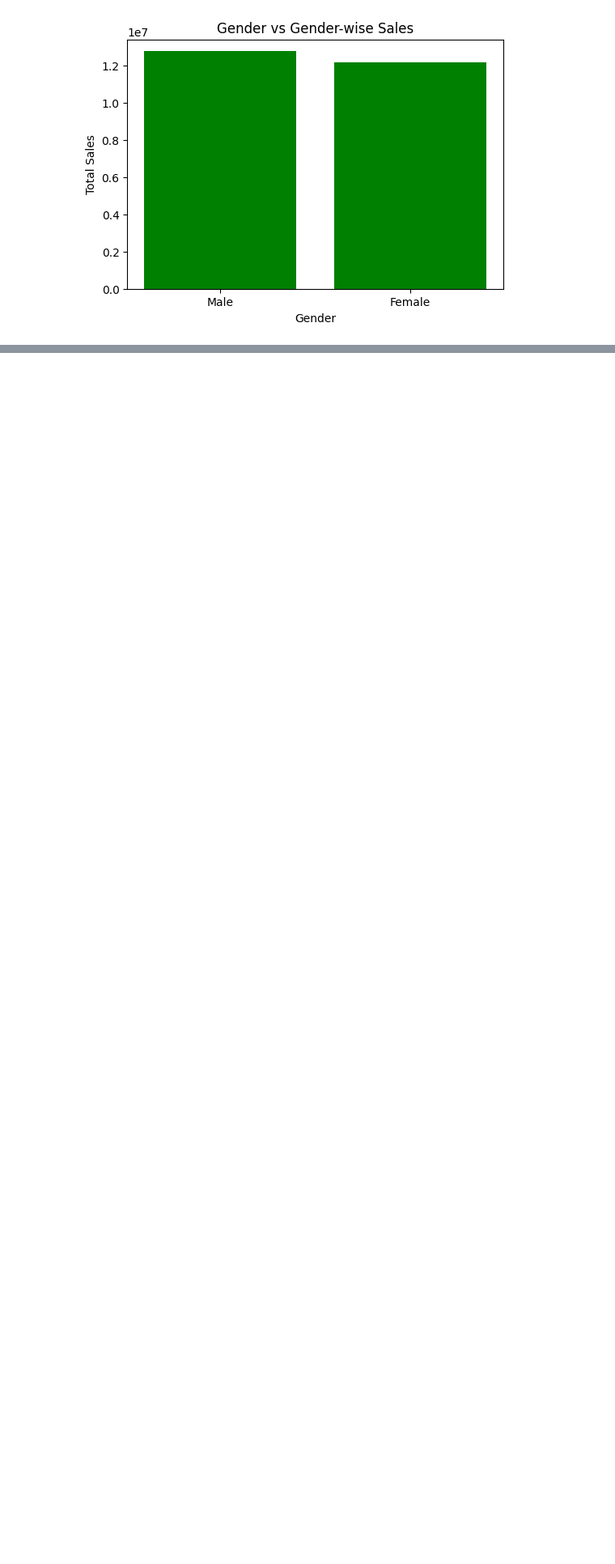
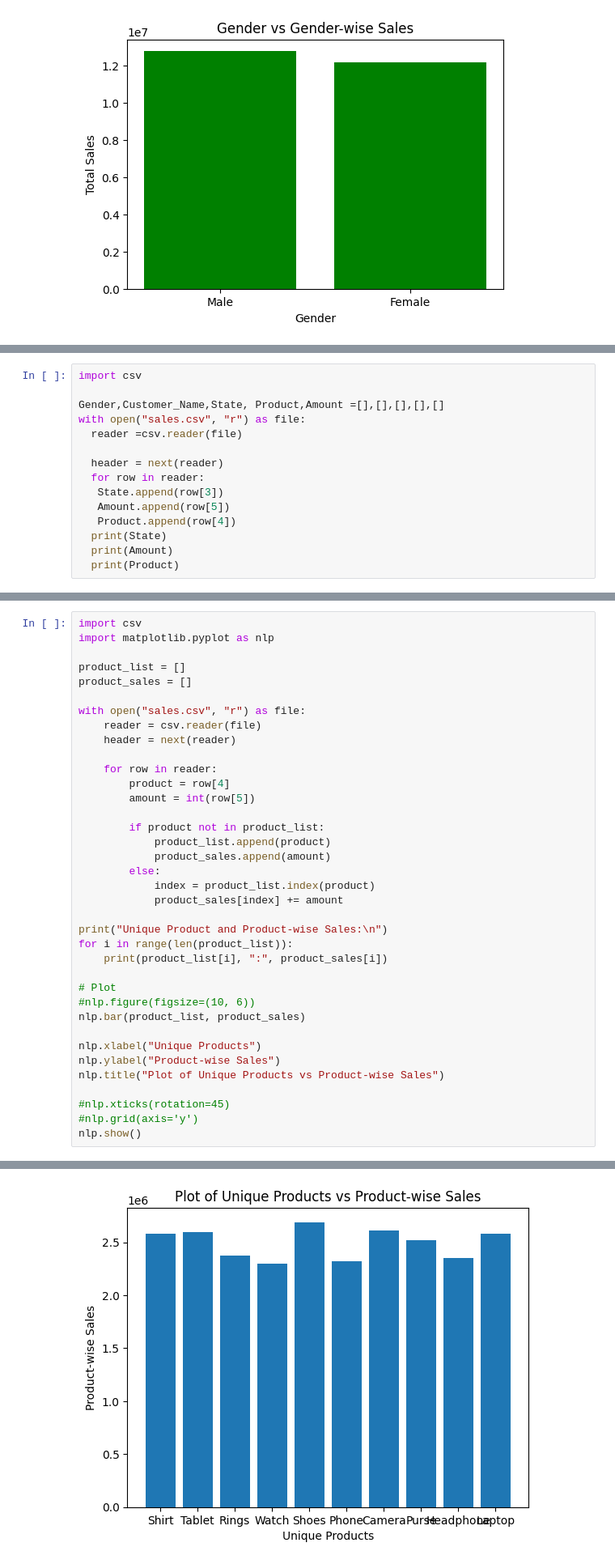
Before and after one commit to alphasinghsingh/Data_Science, a Jupyter notebook: Untitled4.ipynb, the cells around one changed output, grey strips where cells are left out. Shown at 81% size. Saved outputs shown, nothing was run; the diff lists cells and outputs as text; blank space fills up the shorter version.

```diff
--- a/Untitled4.ipynb
+++ b/Untitled4.ipynb
@@ -1926,0 +1945,15 @@ plt.show()
+# %%
+import csv
+
+Gender,Customer_Name,State, Product,Amount =[],[],[],[],[]
+with open("sales.csv", "r") as file:
+  reader =csv.reader(file)
+
+  header = next(reader)
+  for row in reader:
+   State.append(row[3])
+   Amount.append(row[5])
+   Product.append(row[4])
+  print(State)
+  print(Amount)
+  print(Product)
@@ -1926,0 +2299,38 @@ plt.show()
+# %%
+import csv
+import matplotlib.pyplot as nlp
+
+product_list = []
+product_sales = []
+
+with open("sales.csv", "r") as file:
+    reader = csv.reader(file)
+    header = next(reader)
+
+    for row in reader:
+        product = row[4]
+        amount = int(row[5])
+
+        if product not in product_list:
+            product_list.append(product)
+            product_sales.append(amount)
+        else:
+            index = product_list.index(product)
+            product_sales[index] += amount
+
+print("Unique Product and Product-wise Sales:\n")
+for i in range(len(product_list)):
+    print(product_list[i], ":", product_sales[i])
+
+# Plot
+#nlp.figure(figsize=(10, 6))
+nlp.bar(product_list, product_sales)
+
+nlp.xlabel("Unique Products")
+nlp.ylabel("Product-wise Sales")
+nlp.title("Plot of Unique Products vs Product-wise Sales")
+
+#nlp.xticks(rotation=45)
+#nlp.grid(axis='y')
+nlp.show()
+# %% [output]
@@ -1926,0 +2349 @@ plt.show()
+[figure, added]
```
Also changed, not shown: parts of 21 cells of this notebook.
